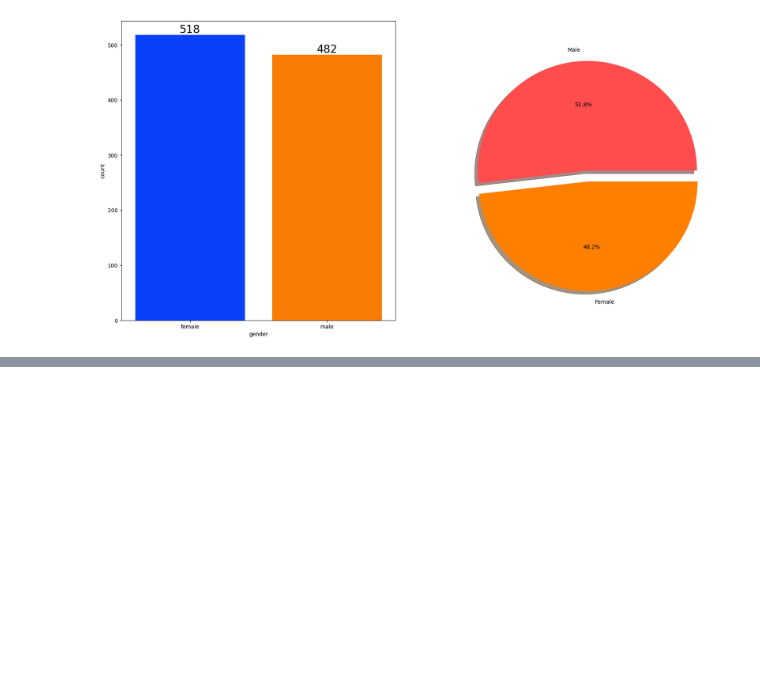
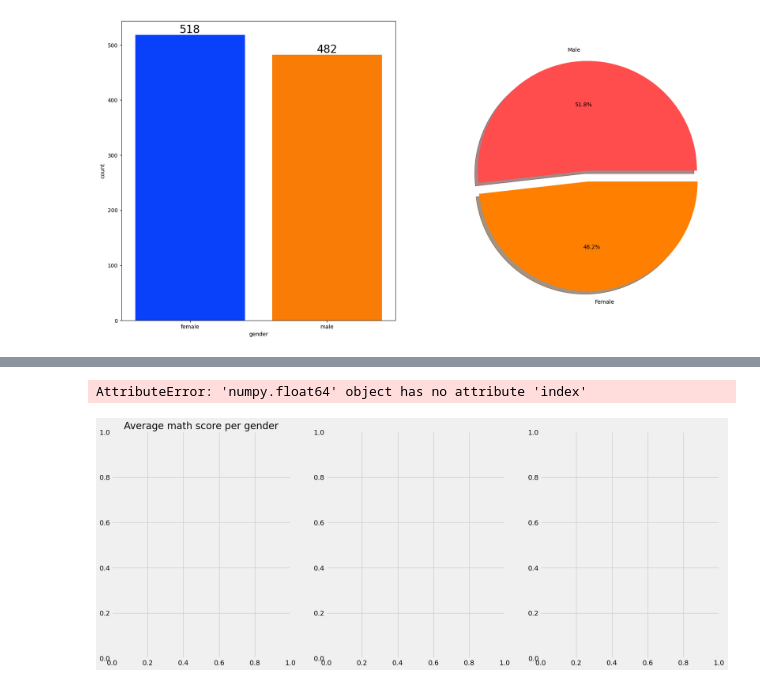
Before and after one commit to ayajnik/student-performance, a Jupyter notebook: notebooks/EDA_student_performance.ipynb, the cells around one changed output, grey strips where cells are left out. Drawn from its saved outputs; the diff is of its cells as text; code cells hidden in the pictures; blank space fills up the shorter version.

```diff
--- a/notebooks/EDA_student_performance.ipynb
+++ b/notebooks/EDA_student_performance.ipynb
@@ -122,0 +132,22 @@ gender_group_mean
+# %%
+
+f,ax = plt.subplots(1,3,figsize=(20,8))
+
+ax[0].set_title('Average math score per gender')
+sns.barplot(x=gender_group_mean['math_score'].mean().index,y=gender_group_mean['math_score'].mean().values)
+for container in ax[0].containers:
+    ax[0].bar_label(container,color='Black')
+
+
+sns.barplot(x=gender_group_mean['reading_score'].mean().index,y = gender_group_mean['reading_score'].mean().values)
+ax[1].set_title('Average reading score per gender')
+for container in ax[1].containers:
+    ax[1].bar_label(container, color='green')
+
+sns.barplot(x = gender_group_mean['writing_score'].mean().index,y=gender_group_mean['writing_score'].mean().values)
+ax[2].set_title('Average writing score per gender')
+for container in ax[2].containers:
+    ax[2].bar_label(container,color='Black')
+# %% [output]
+AttributeError: 'numpy.float64' object has no attribute 'index'
+[figure, added]
```
Also changed, not shown: parts of 8 cells of this notebook, 1 other file.
